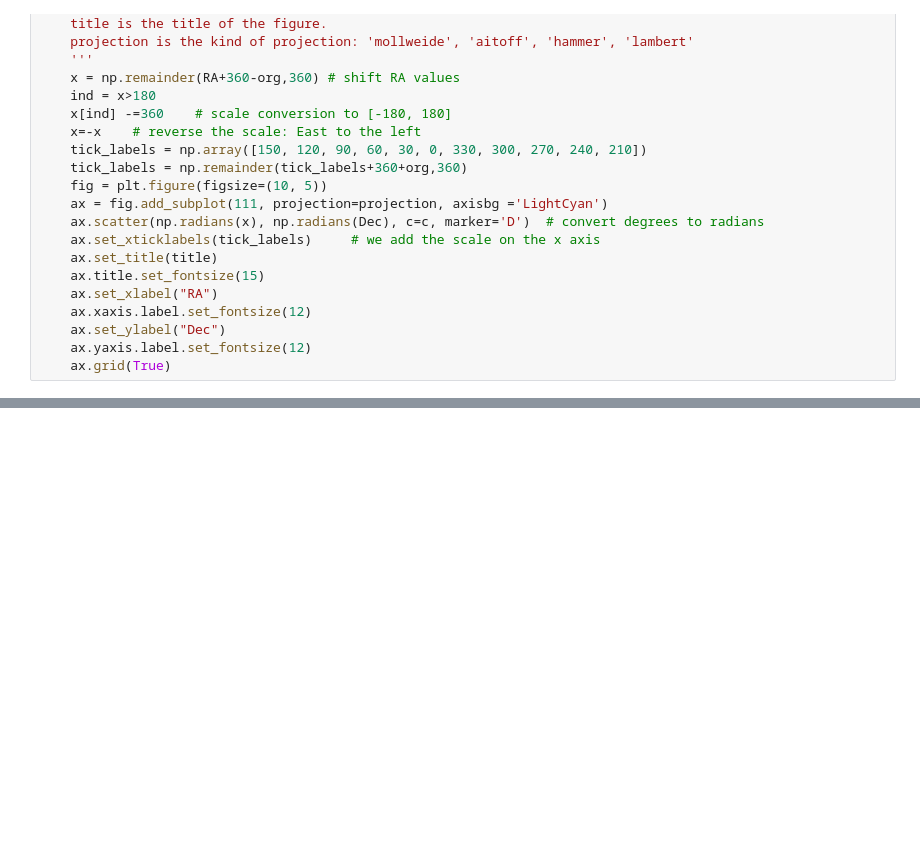
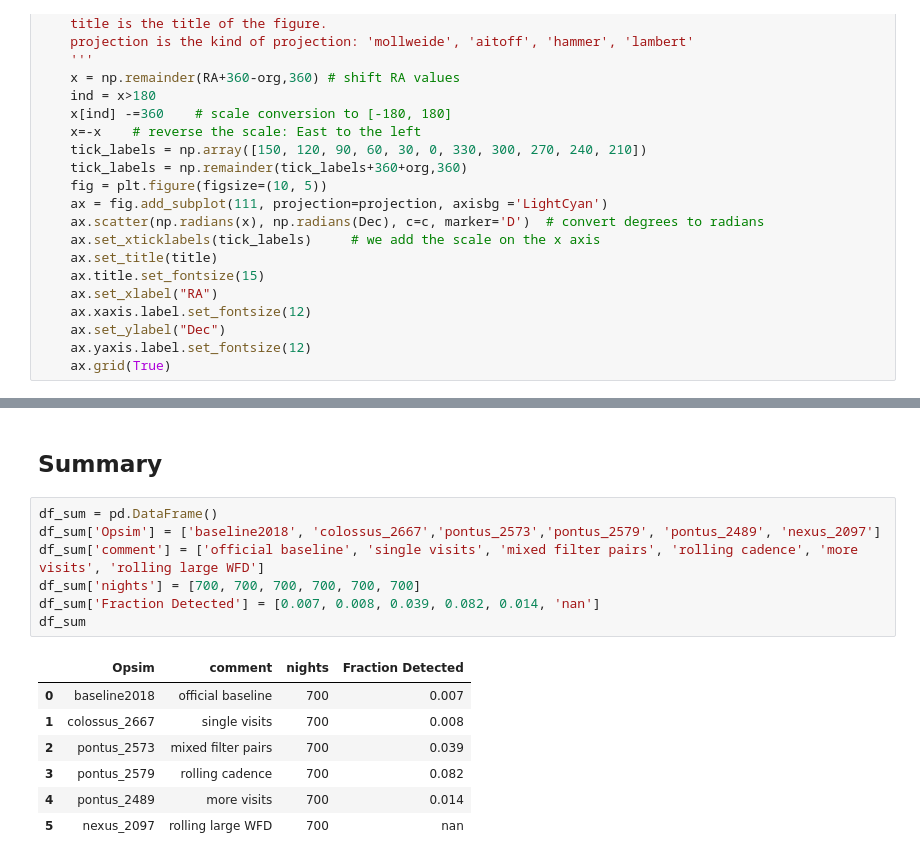
Before and after one commit to xiaolng/maf, a Jupyter notebook: TDEsDb.ipynb, the cells around one changed output, grey strips where cells are left out. Drawn from its saved outputs; the diff is of its cells as text; blank space fills up the shorter version.

```diff
--- a/TDEsDb.ipynb
+++ b/TDEsDb.ipynb
@@ -289,0 +452,17 @@ df3
+# %% [markdown]
+## Summary
+# %%
+df_sum = pd.DataFrame()
+df_sum['Opsim'] = ['baseline2018', 'colossus_2667','pontus_2573','pontus_2579', 'pontus_2489', 'nexus_2097']
+df_sum['comment'] = ['official baseline', 'single visits', 'mixed filter pairs', 'rolling cadence', 'more visits', 'rolling large WFD']
+df_sum['nights'] = [700, 700, 700, 700, 700, 700]
+df_sum['Fraction Detected'] = [0.007, 0.008, 0.039, 0.082, 0.014, 'nan']
+df_sum
+# %% [output]
+|  | Opsim | comment | nights | Fraction Detected |
+| 0 | baseline2018 | official baseline | 700 | 0.007 |
+| 1 | colossus_2667 | single visits | 700 | 0.008 |
+| 2 | pontus_2573 | mixed filter pairs | 700 | 0.039 |
+| 3 | pontus_2579 | rolling cadence | 700 | 0.082 |
+| 4 | pontus_2489 | more visits | 700 | 0.014 |
+| 5 | nexus_2097 | rolling large WFD | 700 | nan |
```
Also changed, not shown: parts of 24 cells of this notebook.
